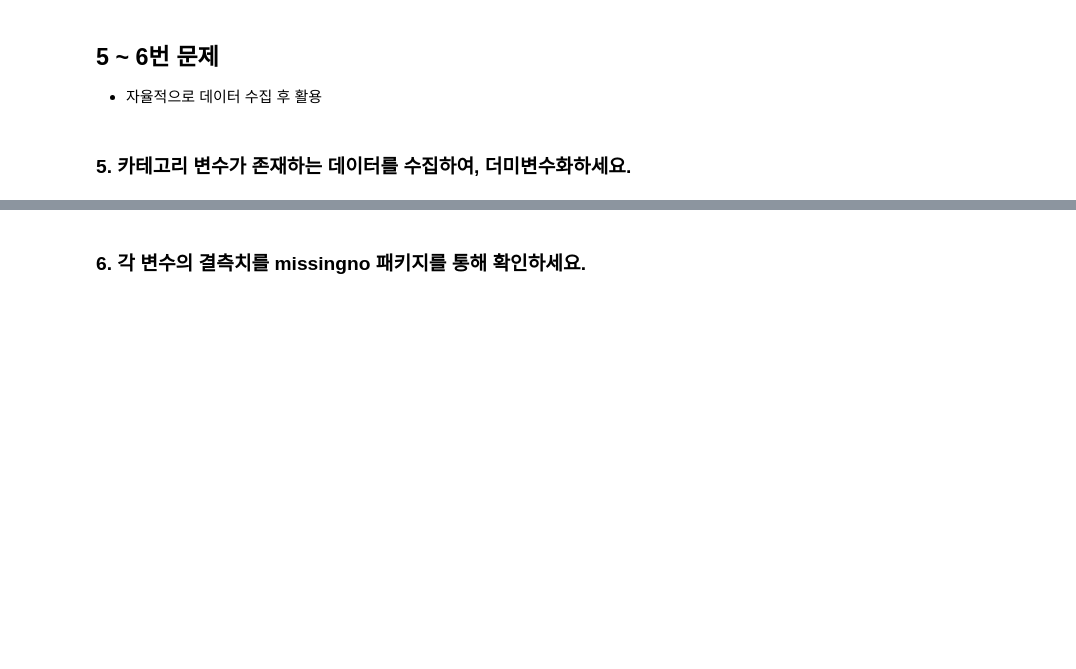
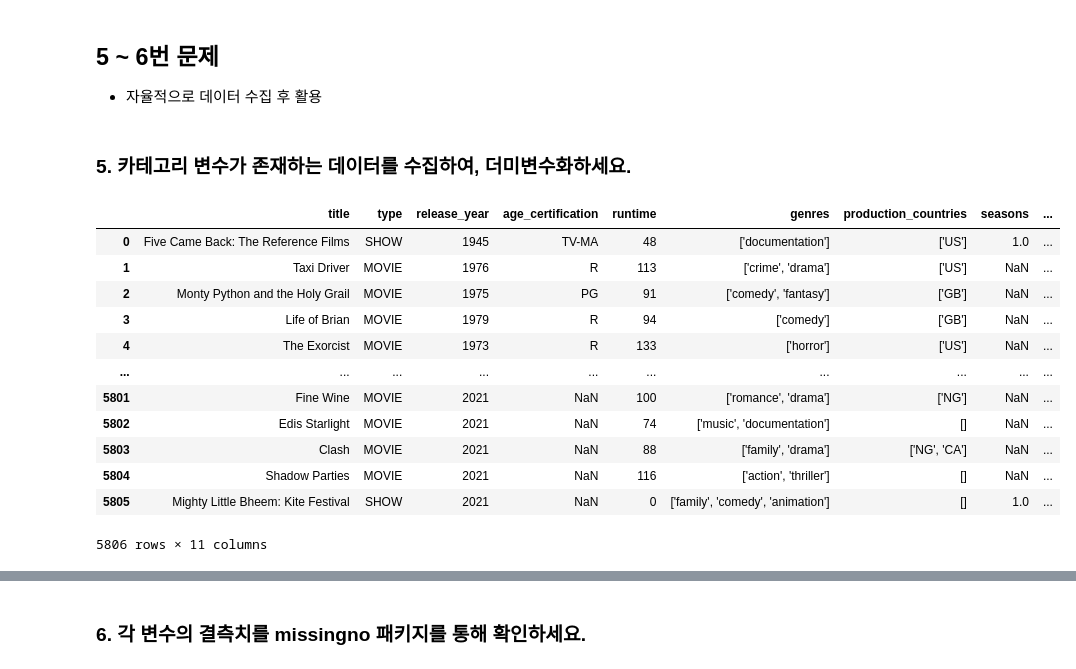
Before and after one commit to RangHeee/Pythonstudy, a Jupyter notebook: practice_part2/Week3_Data_collect_process/data_collect_process_example_study.ipynb, the cells around one changed output, grey strips where cells are left out. Drawn from its saved outputs; the diff is of its cells as text; code cells hidden in the pictures; blank space fills up the shorter version.

```diff
--- a/practice_part2/Week3_Data_collect_process/data_collect_process_example_study.ipynb
+++ b/practice_part2/Week3_Data_collect_process/data_collect_process_example_study.ipynb
@@ -188,3 +224,20 @@ from sklearn.preprocessing import StandardScaler
 - 자율적으로 데이터 수집 후 활용
 # %% [markdown]
 ### 5. 카테고리 변수가 존재하는 데이터를 수집하여, 더미변수화하세요.
+# %%
+df = pd.read_csv("C:/Users/박랑희/Downloads/archive/imdb_movies_shows.csv")
+df
+# %% [output]
+|  | title | type | release_year | age_certification | runtime | genres | production_countries | seasons | ... |
+| 0 | Five Came Back: The Reference Films | SHOW | 1945 | TV-MA | 48 | ['documentation'] | ['US'] | 1.0 | ... |
+| 1 | Taxi Driver | MOVIE | 1976 | R | 113 | ['crime', 'drama'] | ['US'] | NaN | ... |
+| 2 | Monty Python and the Holy Grail | MOVIE | 1975 | PG | 91 | ['comedy', 'fantasy'] | ['GB'] | NaN | ... |
+| 3 | Life of Brian | MOVIE | 1979 | R | 94 | ['comedy'] | ['GB'] | NaN | ... |
+| 4 | The Exorcist | MOVIE | 1973 | R | 133 | ['horror'] | ['US'] | NaN | ... |
+| ... | ... | ... | ... | ... | ... | ... | ... | ... | ... |
+| 5801 | Fine Wine | MOVIE | 2021 | NaN | 100 | ['romance', 'drama'] | ['NG'] | NaN | ... |
+| 5802 | Edis Starlight | MOVIE | 2021 | NaN | 74 | ['music', 'documentation'] | [] | NaN | ... |
+| 5803 | Clash | MOVIE | 2021 | NaN | 88 | ['family', 'drama'] | ['NG', 'CA'] | NaN | ... |
+| 5804 | Shadow Parties | MOVIE | 2021 | NaN | 116 | ['action', 'thriller'] | [] | NaN | ... |
+| 5805 | Mighty Little Bheem: Kite Festival | SHOW | 2021 | NaN | 0 | ['family', 'comedy', 'animation'] | [] | 1.0 | ... |
+5806 rows × 11 columns
```
Also changed, not shown: parts of 7 cells of this notebook, 8 other files.
